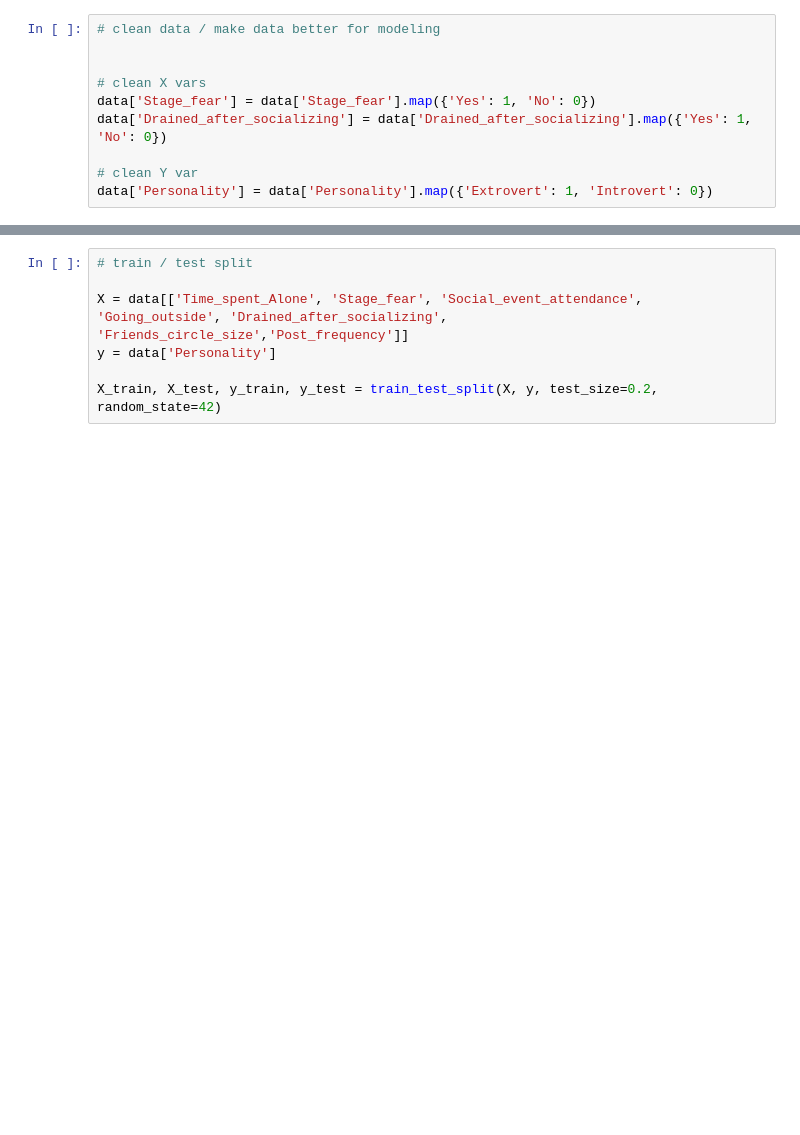
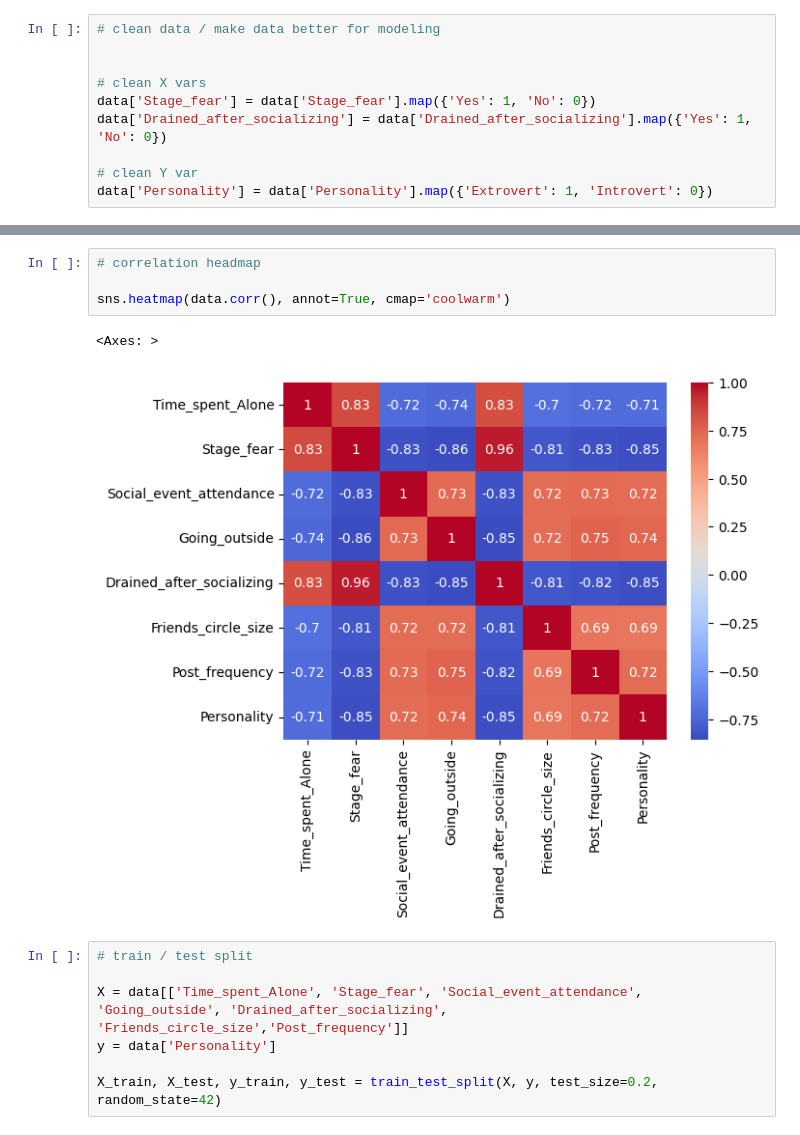
Before and after one commit to lucas-berth/Introvert_Extrovert_Modeling, a Jupyter notebook: modeling.ipynb, the cells around one changed output, grey strips where cells are left out. Cells and saved outputs as stored; diff of their text form; blank space fills up the shorter version.

```diff
--- a/modeling.ipynb
+++ b/modeling.ipynb
@@ -86,3 +144,10 @@ data.head()
+# %%
+# correlation headmap
+
+sns.heatmap(data.corr(), annot=True, cmap='coolwarm')
+# %% [output]
+<Axes: >
+[figure, added]
 # %%
 # train / test split
 
```
Also changed, not shown: parts of 12 cells of this notebook.
